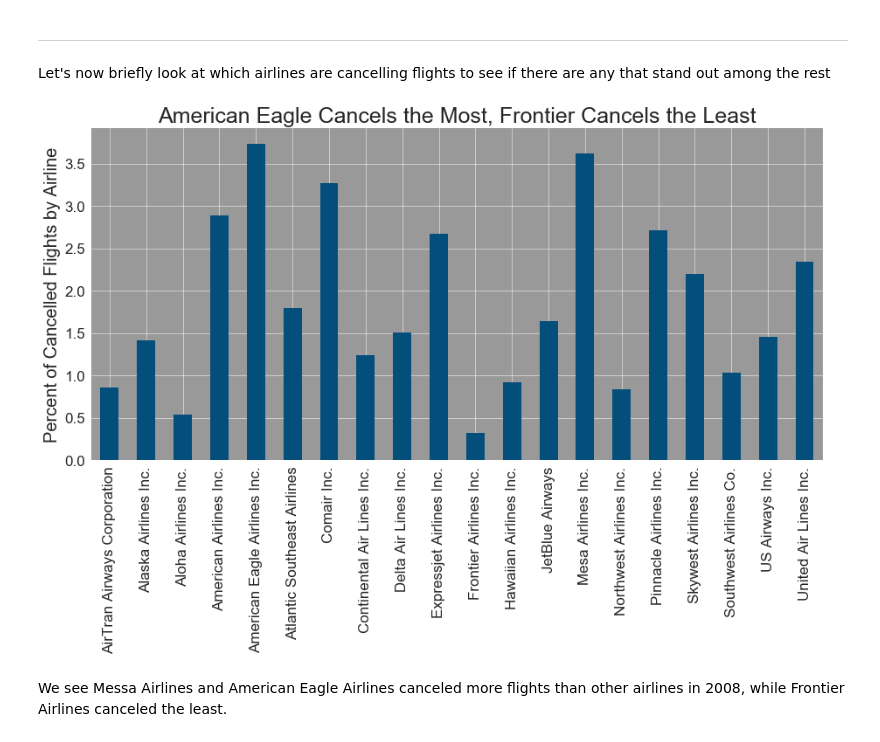
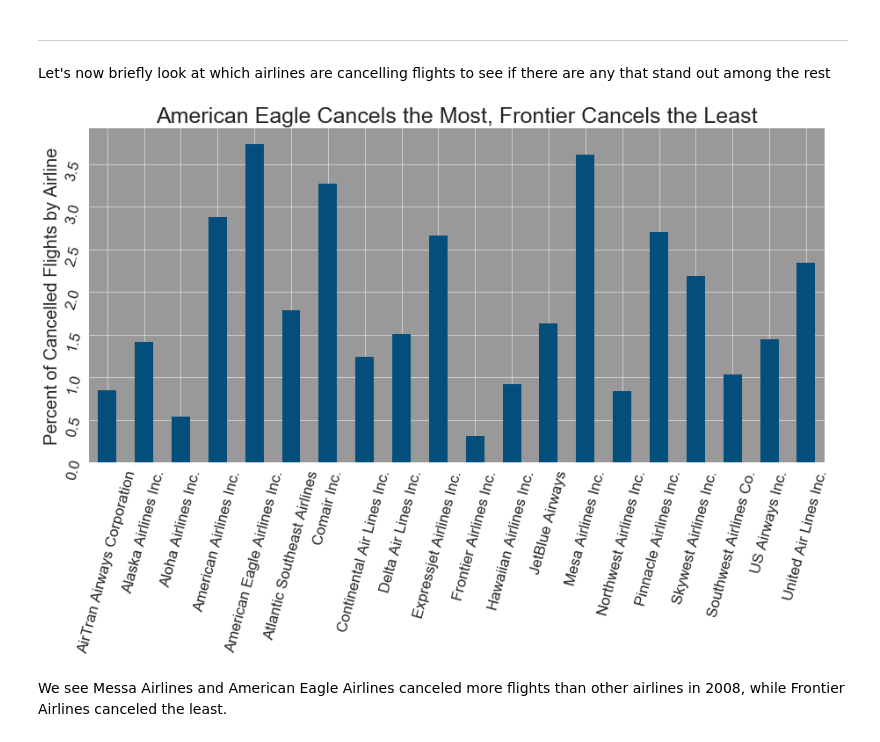
Before and after one commit to matthewswogger/group_project, a Jupyter notebook: HW #2 Intro to Viz.ipynb, the cells around one changed output. Drawn from its saved outputs; the diff is of its cells as text; code cells hidden in the pictures.

```diff
--- a/HW #2 Intro to Viz.ipynb
+++ b/HW #2 Intro to Viz.ipynb
@@ -28,7 +33,7 @@ As is, the data is separated into three different csv files. There are two indiv
 # %% [markdown]
 The above code is how the dataset was merged with the **import_clean_data** function created in the separate python file included in the first block of code. Since the data contained a large amount of observations, this merging step takes a while to finish, so the cleaned and merged data was instead saved to its own file in order to save on processing time for future iterations of this report.
 # %%
-df = pd.read_csv("~/data/clean.csv")
+df = pd.read_csv("data/clean.csv")
 # %% [markdown]
 ## Flight Cancellations
 # %% [markdown]
@@ -159,10 +223,9 @@ Let's now briefly look at which airlines are cancelling flights to see if there
 # %%
 percent_cancelled_airline = df.Cancelled.groupby(df.Description).mean()*100
 plotfunction(percent_cancelled_airline, y_label='Percent of Cancelled Flights by Airline',
-             title='American Eagle Cancels the Most, Frontier Cancels the Least');
-plt.show()
+             r=75, title='American Eagle Cancels the Most, Frontier Cancels the Least');plt.show()
 # %% [output]
-[figure, old version]
+[figure, new version]
 # %% [markdown]
 We see Messa Airlines and American Eagle Airlines canceled more flights than other airlines in 2008, while Frontier Airlines canceled the least.
 # %% [markdown]
```
Also changed, not shown: parts of 29 cells of this notebook, 2 other files.
